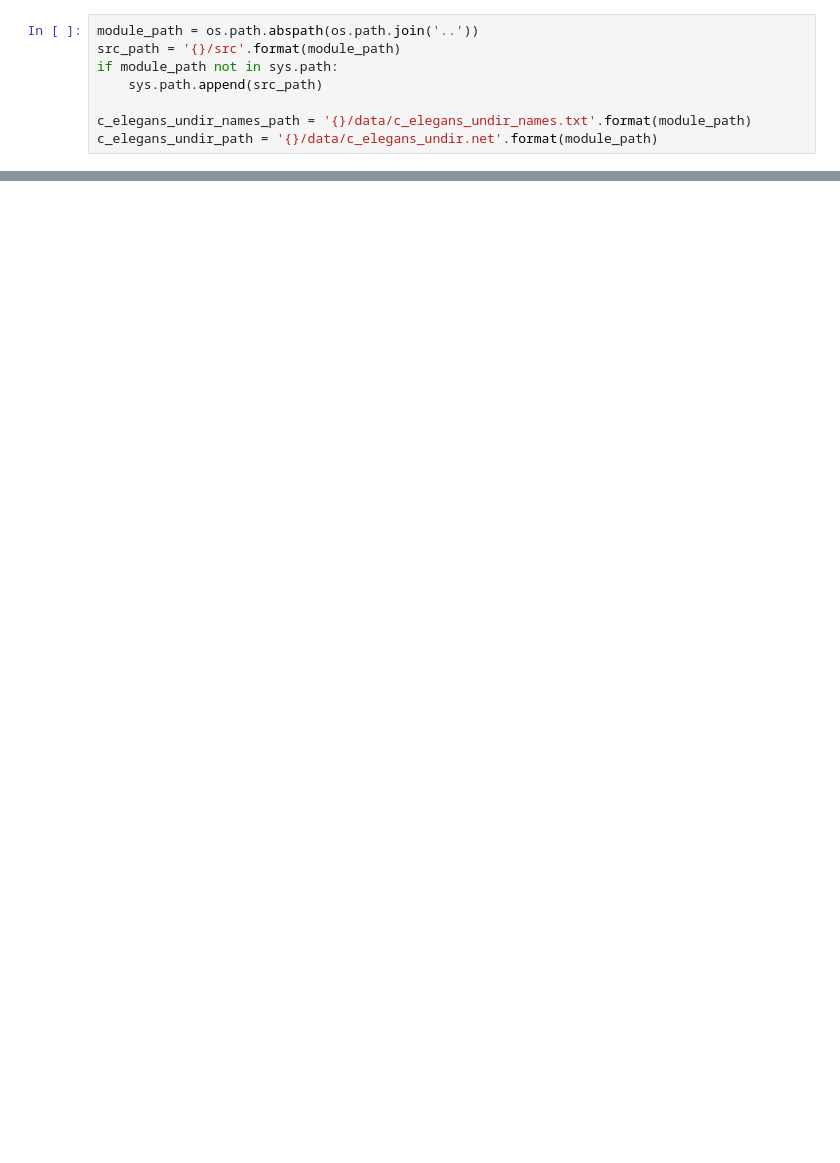
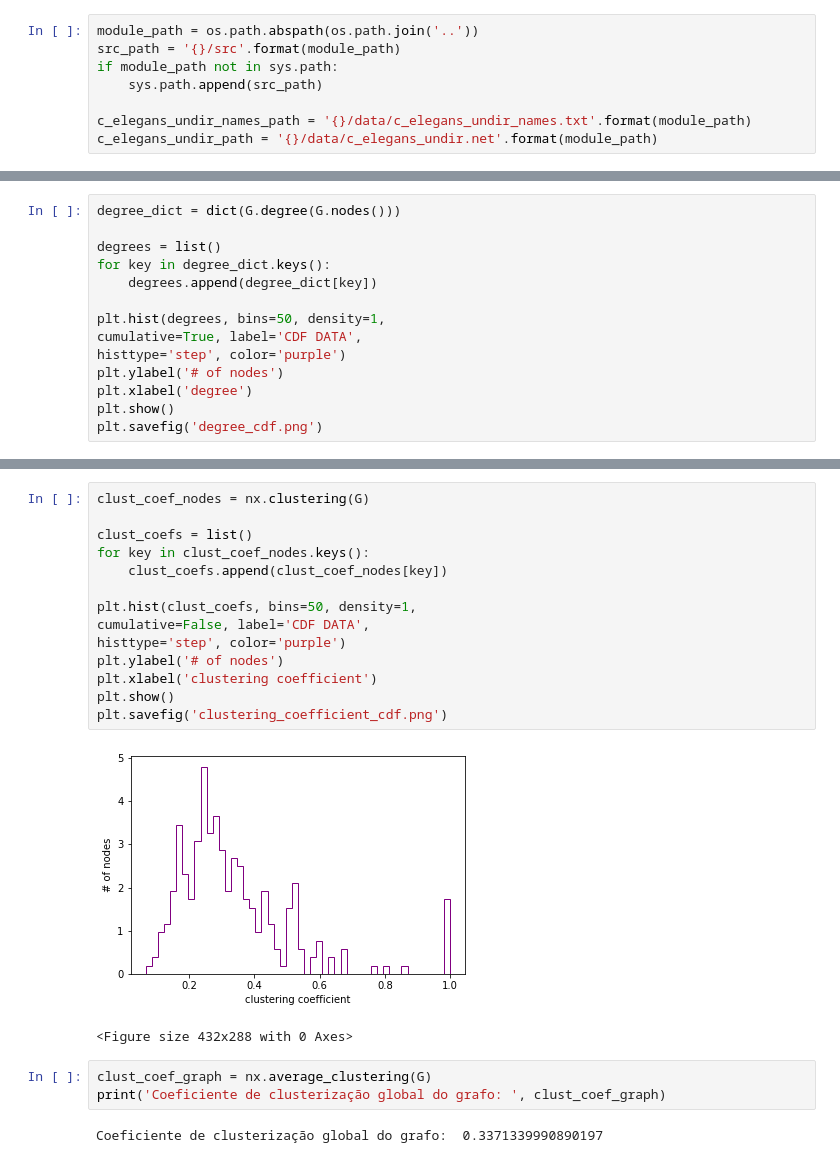
Before and after one commit to GeovaneF55/complex_networks, a Jupyter notebook: notebook/analisys.ipynb, the cells around one changed output, grey strips where cells are left out. Cells and saved outputs as stored; diff of their text form; blank space fills up the shorter version.

```diff
--- a/notebook/analisys.ipynb
+++ b/notebook/analisys.ipynb
@@ -124,0 +80,14 @@ plt.savefig('degree_cdf.png')
+# %%
+degree_dict = dict(G.degree(G.nodes()))
+
+degrees = list()
+for key in degree_dict.keys():
+    degrees.append(degree_dict[key])
+
+plt.hist(degrees, bins=50, density=1,
+cumulative=True, label='CDF DATA',
+histtype='step', color='purple')
+plt.ylabel('# of nodes')
+plt.xlabel('degree')
+plt.show()
+plt.savefig('degree_cdf.png')
@@ -124,0 +115,22 @@ plt.savefig('degree_cdf.png')
+# %%
+clust_coef_nodes = nx.clustering(G)
+
+clust_coefs = list()
+for key in clust_coef_nodes.keys():
+    clust_coefs.append(clust_coef_nodes[key])
+
+plt.hist(clust_coefs, bins=50, density=1,
+cumulative=False, label='CDF DATA',
+histtype='step', color='purple')
+plt.ylabel('# of nodes')
+plt.xlabel('clustering coefficient')
+plt.show()
+plt.savefig('clustering_coefficient_cdf.png')
+# %% [output]
+[figure, added]
+<Figure size 432x288 with 0 Axes>
+# %%
+clust_coef_graph = nx.average_clustering(G)
+print('Coeficiente de clusterização global do grafo: ', clust_coef_graph)
+# %% [output]
+Coeficiente de clusterização global do grafo:  0.3371339990890197
```
Also changed, not shown: parts of 57 cells of this notebook.
